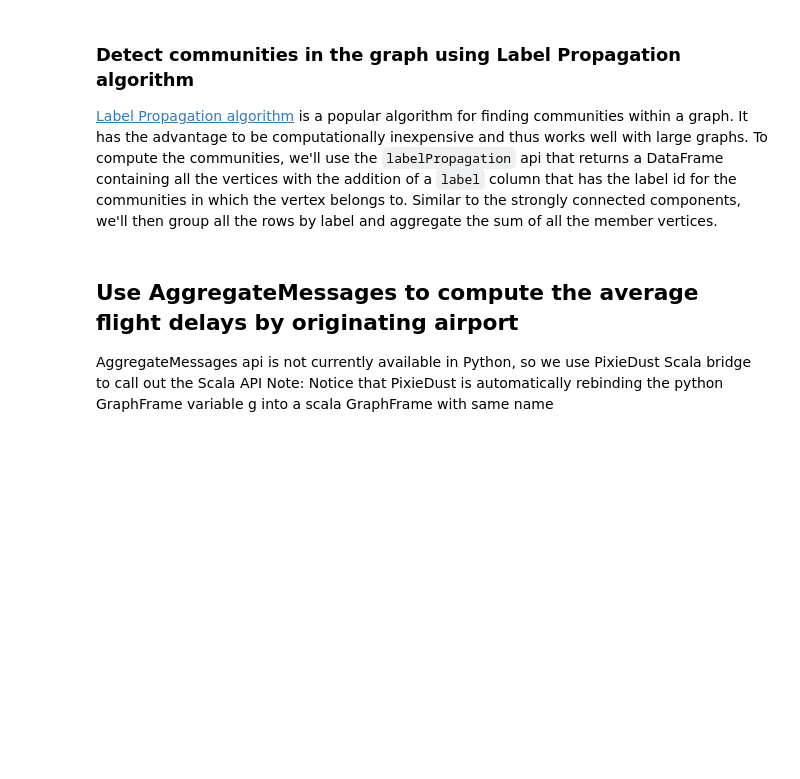
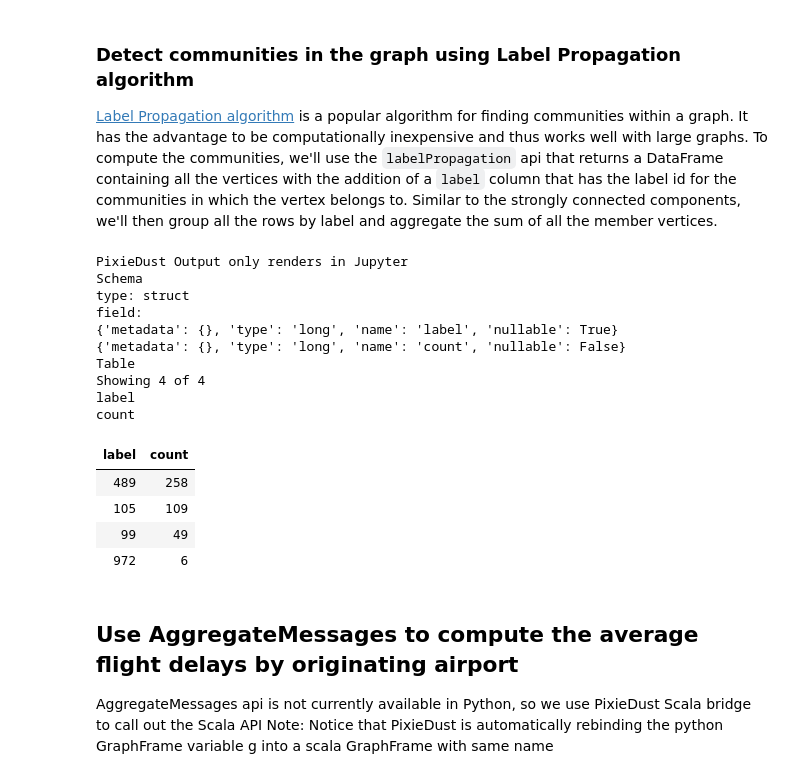
Before and after one commit to pixiedust/pixiedust, a Jupyter notebook: notebook/GraphFrame with Pixiedust.ipynb, the cells around one changed output. Saved outputs shown, nothing was run; the diff lists cells and outputs as text; code cells hidden in the pictures; blank space fills up the shorter version.

```diff
--- a/notebook/GraphFrame with Pixiedust.ipynb
+++ b/notebook/GraphFrame with Pixiedust.ipynb
@@ -271,8 +345,24 @@ display(components)
 # %%
 from pyspark.sql.functions import *
 communities = g.labelPropagation(maxIter=5).select("id", "label")\
-    .groupBy("label").agg(F.count("id").alias("count")).orderBy(desc("count"))
+    .groupBy("label").agg(count("id").alias("count")).orderBy(desc("count"))
 display(communities)
+# %% [output]
+PixieDust Output only renders in Jupyter
+Schema
+type: struct
+field:
+{'metadata': {}, 'type': 'long', 'name': 'label', 'nullable': True}
+{'metadata': {}, 'type': 'long', 'name': 'count', 'nullable': False}
+Table
+Showing 4 of 4
+label
+count
+| label | count |
+| 489 | 258 |
+| 105 | 109 |
+| 99 | 49 |
+| 972 | 6 |
 # %% [markdown]
 ## Use AggregateMessages to compute the average flight delays by originating airport
 
```
Also changed, not shown: parts of 8 cells of this notebook.
